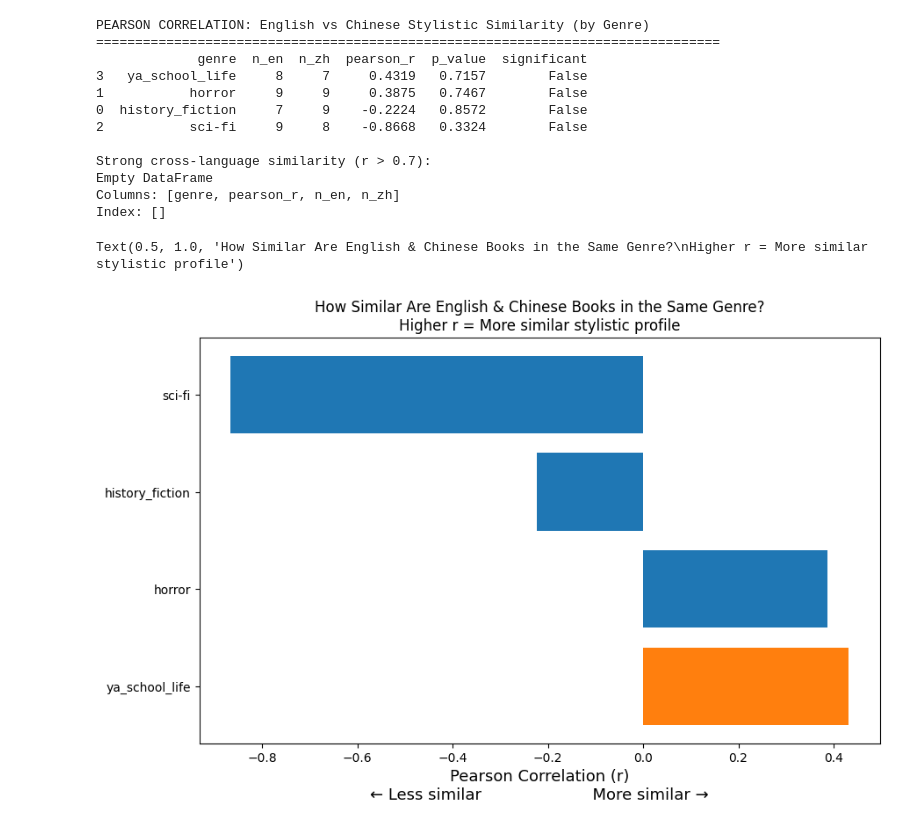
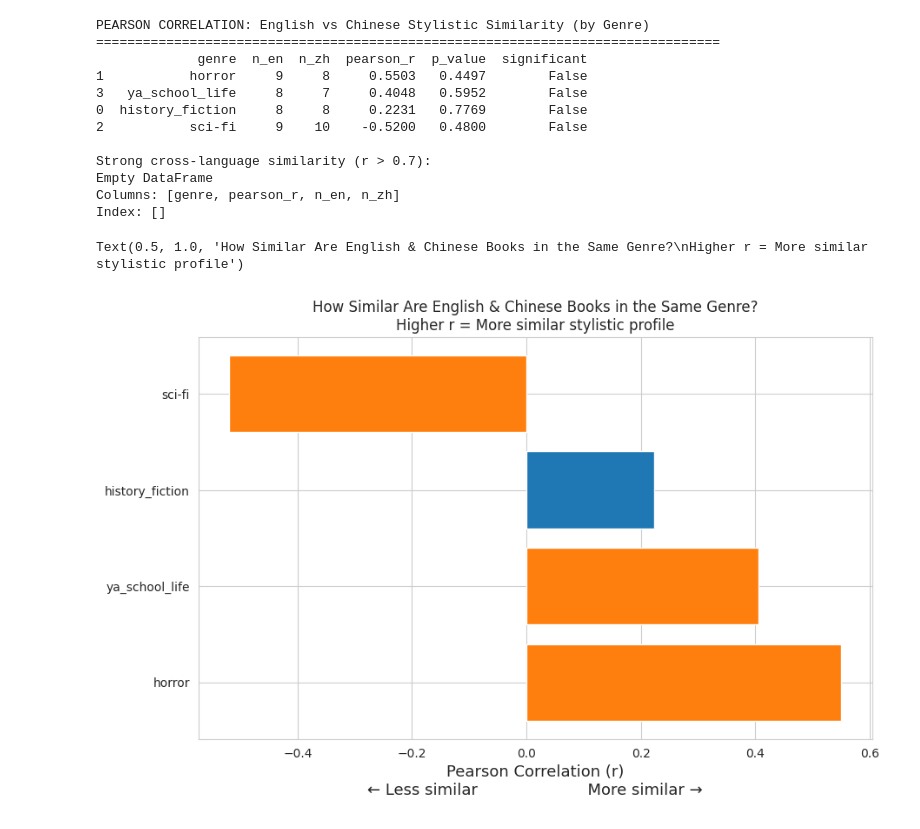
Before and after one commit to asapacsin/cross-culture-linguistic-analysis, a Jupyter notebook: lingu.ipynb, the cells around one changed output. Cells and saved outputs as stored; diff of their text form; code cells hidden in the pictures.

```diff
--- a/lingu.ipynb
+++ b/lingu.ipynb
@@ -127,8 +171,10 @@ en_no = (en_no - en_no.mean(axis=0)) / en_no.std(axis=0)   # ← THIS IS THE NOR
 # %%
-pro_ch_df = clean_ch_df
+pro_ch_df = tf_ch_df
+# Give normalized values back to df
+for i, col in enumerate(features):
+    pro_ch_df[f"{col}"] = ch_no[:, i]
 # %%
+pro_en_df = tf_en_df
 # Give normalized values back to df
 for i, col in enumerate(features):
-    pro_ch_df[f"{col}"] = ch_no[:, i]
+    pro_en_df[f"{col}"] = en_no[:, i]
-# %%
-pro_en_df = clean_en_df
@@ -161,6 +183,5 @@ df[df["language"]=="en"]
 # %%
-pca_df = df.dropna(subset=["pronoun_ratio", "info_density", "avg_sent_len"]).reset_index(drop=True)
+# pca_df = df.dropna(subset=["pronoun_ratio", "info_density", "avg_sent_len","tfidf_avg"]).reset_index(drop=True)
 
 # Now PCA will work perfectly
-features = ["pronoun_ratio", "info_density", "avg_sent_len"]
-pca_X = pca_df[features]
+pca_X = df[features]
@@ -200,14 +313,8 @@ Explained variance ratio: [0.47185204 0.38845362]
 # %%
-import pandas as pd
-import numpy as np
-from scipy.stats import pearsonr
-import seaborn as sns
-import matplotlib.pyplot as plt
-
 # ────────────────────────
 # 1. Normalize the 3 features (same as before)
 # ────────────────────────
-features = ["pronoun_ratio", "info_density", "avg_sent_len"]
+features = ["pronoun_ratio", "info_density", "avg_sent_len","tfidf_avg"]
 df = df.dropna(subset=features + ["genre", "language"]).reset_index(drop=True)
 
 X = df[features].values
@@ -225,10 +332,10 @@ results = []
 
 for genre in df["genre"].unique():
     en_books = df[(df["genre"] == genre) & (df["language"] == "en")][norm_cols]
-    zh_books = df[(df["genre"] == genre) & (df["language"] == "zh")][norm_cols]
+    zh_books = df[(df["genre"] == genre) & (df["language"] == "ch")][norm_cols]
 
     if len(en_books) < 2 or len(zh_books) < 2:
-        print(f"Skipping {genre}: not enough books (EN={len(en_books)}, ZH={len(zh_books)})")
+        print(f"Skipping {genre}: not enough books (EN={len(en_books)}, CH={len(zh_books)})")
         continue
 
     # Average stylistic profile per language
@@ -254,38 +361,38 @@ corr_df = corr_df.sort_values("pearson_r", ascending=False)
 # ────────────────────────
 # 3. Display results
 # ────────────────────────
 print("\nPEARSON CORRELATION: English vs Chinese Stylistic Similarity (by Genre)")
 print("="*80)
 print(corr_df.round(4))
 
 # Highlight strong similarity
 print("\nStrong cross-language similarity (r > 0.7):")
 print(corr_df[corr_df["pearson_r"] > 0.7][["genre", "pearson_r", "n_en", "n_zh"]])
 
 # ────────────────────────
 # 4. Beautiful bar plot
 # ────────────────────────
 plt.figure(figsize=(10, 6))
 bars = plt.barh(corr_df["genre"], corr_df["pearson_r"],
-                color=np.where(corr_df["pearson_r"] > 0.7, "#d62728",
-                       np.where(corr_df["pearson_r"] > 0.4, "#ff7f0e", "#1f77b4")))
+                color=np.where(abs(corr_df["pearson_r"]) > 0.7, "#d62728",
+                       np.where(abs(corr_df["pearson_r"]) > 0.4, "#ff7f0e", "#1f77b4")))
 
 plt.xlabel("Pearson Correlation (r)\n← Less similar                      More similar →", fontsize=13)
 plt.title("How Similar Are English & Chinese Books in the Same Genre?\n"
           "Higher r = More similar stylistic profile")
 # %% [output]
 PEARSON CORRELATION: English vs Chinese Stylistic Similarity (by Genre)
 ================================================================================
              genre  n_en  n_zh  pearson_r  p_value  significant
-3   ya_school_life     8     7     0.4319   0.7157        False
-1           horror     9     9     0.3875   0.7467        False
-0  history_fiction     7     9    -0.2224   0.8572        False
-2           sci-fi     9     8    -0.8668   0.3324        False
+1           horror     9     8     0.5503   0.4497        False
+3   ya_school_life     8     7     0.4048   0.5952        False
+0  history_fiction     8     8     0.2231   0.7769        False
+2           sci-fi     9    10    -0.5200   0.4800        False
 
 Strong cross-language similarity (r > 0.7):
 Empty DataFrame
 Columns: [genre, pearson_r, n_en, n_zh]
 Index: []
 Text(0.5, 1.0, 'How Similar Are English & Chinese Books in the Same Genre?\nHigher r = More similar stylistic profile')
-[figure, old version]
+[figure, new version]
 # %%
```
Also changed, not shown: parts of 40 cells of this notebook, 7 other files.
